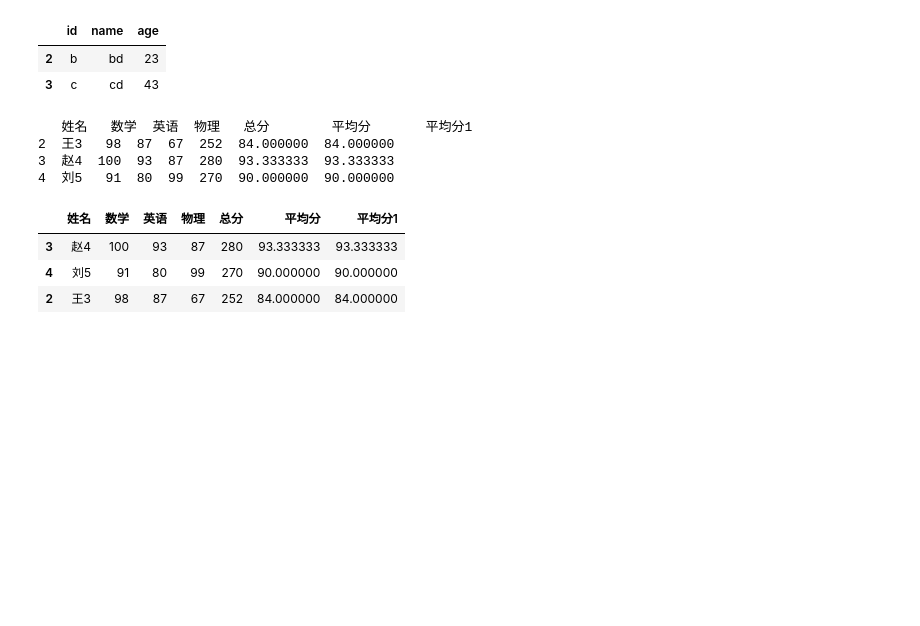
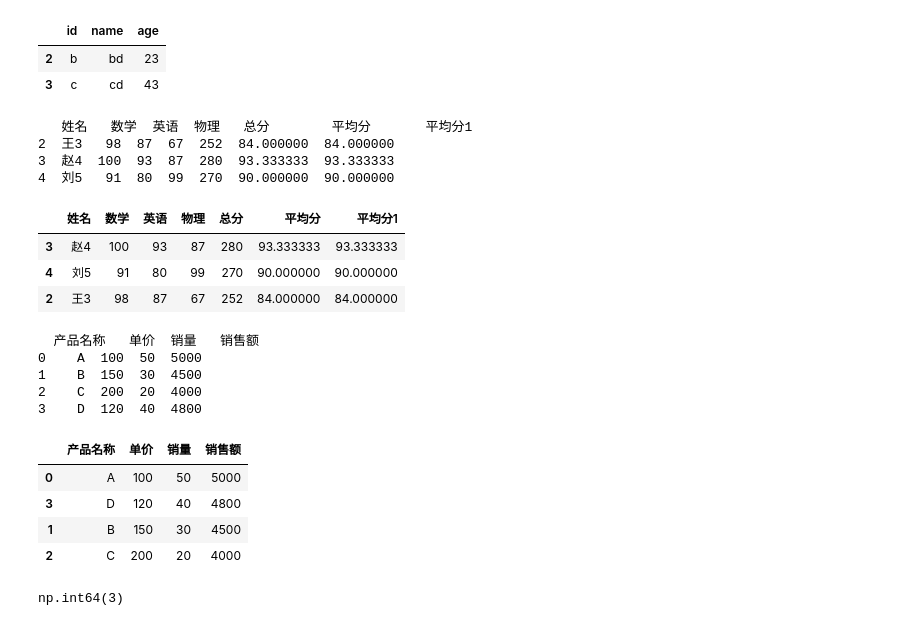
Before and after one commit to 9834dk/pythonProject1, a Jupyter notebook: jupyter_Demo/pd_data.ipynb, the cells around one changed output. Saved outputs shown, nothing was run; the diff lists cells and outputs as text; code cells hidden in the pictures; blank space fills up the shorter version.

```diff
--- a/jupyter_Demo/pd_data.ipynb
+++ b/jupyter_Demo/pd_data.ipynb
@@ -139,3 +139,56 @@ score.nlargest(3,columns='总分')
 | 3 | 赵4 | 100 | 93 | 87 | 280 | 93.333333 | 93.333333 |
 | 4 | 刘5 | 91 | 80 | 99 | 270 | 90.000000 | 90.000000 |
 | 2 | 王3 | 98 | 87 | 67 | 252 | 84.000000 | 84.000000 |
+# %%
+'''
+    1 计算没种产品的总销售额（单价x销量）
+    2 找出销售额最高的产品
+    3 销售额从高到底并输出所有产品信息
+'''
+import pandas as pd
+import numpy as np
+
+data={
+    '产品名称':['A','B','C','D'],
+    '单价':[100,150,200,120],
+    '销量':[50,30,20,40]
+}
+sales=pd.DataFrame(data)
+#1.销售额
+sales['销售额']=sales['单价']*sales['销量']
+print(sales)
+#2.销量最高
+sales.nlargest(1,columns='销售额')
+sales.sort_values('销售额',ascending=False)
+# %% [output]
+  产品名称   单价  销量   销售额
+0    A  100  50  5000
+1    B  150  30  4500
+2    C  200  20  4000
+3    D  120  40  4800
+|  | 产品名称 | 单价 | 销量 | 销售额 |
+| 0 | A | 100 | 50 | 5000 |
+| 3 | D | 120 | 40 | 4800 |
+| 1 | B | 150 | 30 | 4500 |
+| 2 | C | 200 | 20 | 4000 |
+# %%
+'''
+1. 计算每位用户的总消费金额（商品单价 x 购买数量）
+2. 找出消费金额最高的用户，并输出所有信息
+3. 计算所有用户的平均消费金额（保留两位小数）
+4. 统计电子产品的总购买数量
+'''
+data={
+    '用户ID':[101,102,103,104,105],
+    '用户名':['Alice','Bob','Charlie','David','Eve'],
+    '商品类别':['电子产品','服饰','电子产品','家居','服饰'],
+    '商品单价':[1200,300,800,150,200],
+    '购买数量':[1,3,2,5,4]
+}
+user_data=pd.DataFrame(data)
+user_data['总消费金额']=user_data['商品单价']*user_data['购买数量']
+user_data.nlargest(1,columns='总消费金额')
+user_data['平均消费金额']=user_data['总消费金额'].sum()/5
+user_data[user_data['商品类别']=='电子产品']['购买数量'].sum()
+# %% [output]
+np.int64(3)
```
Also changed, not shown: 6 other files.
